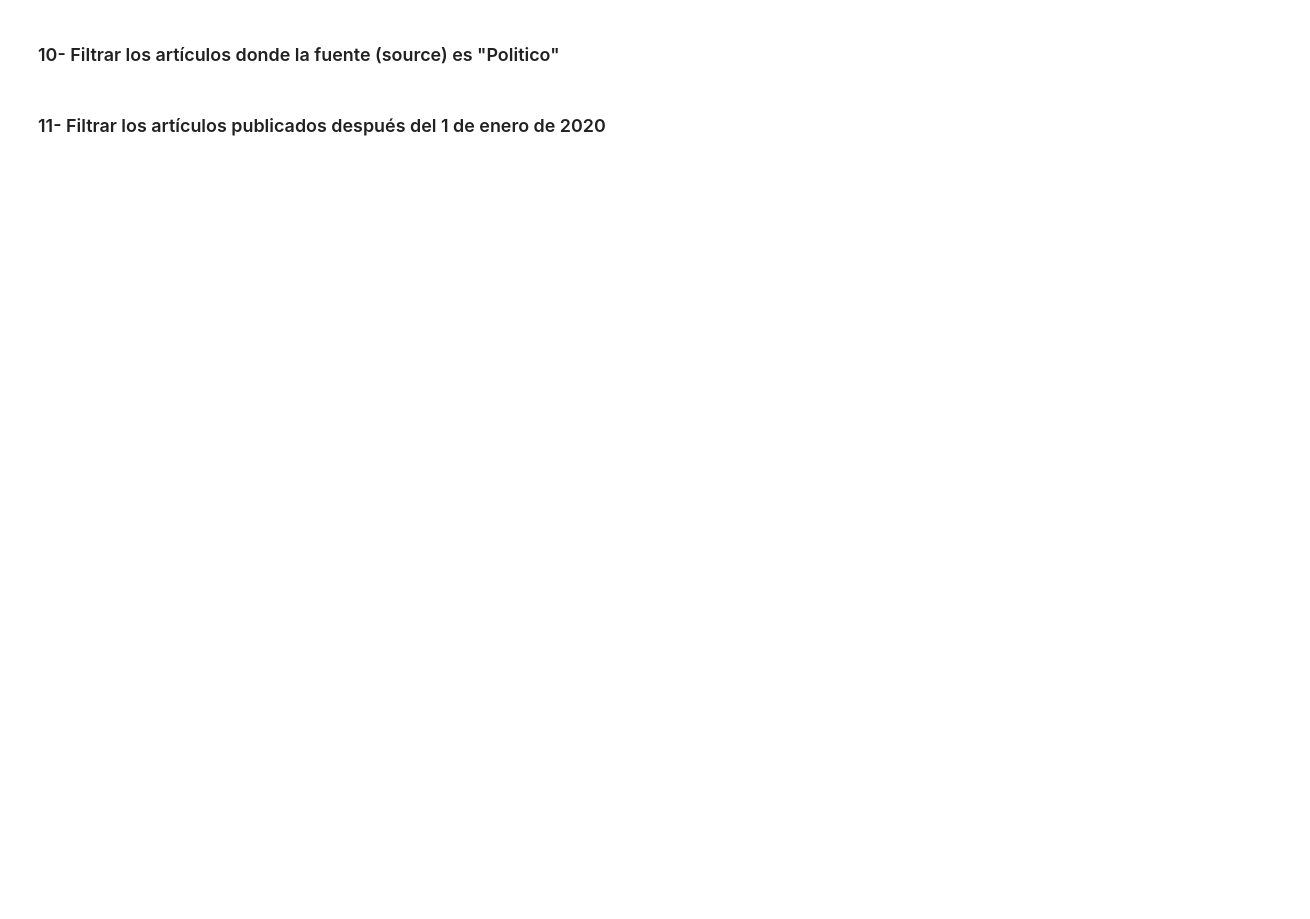
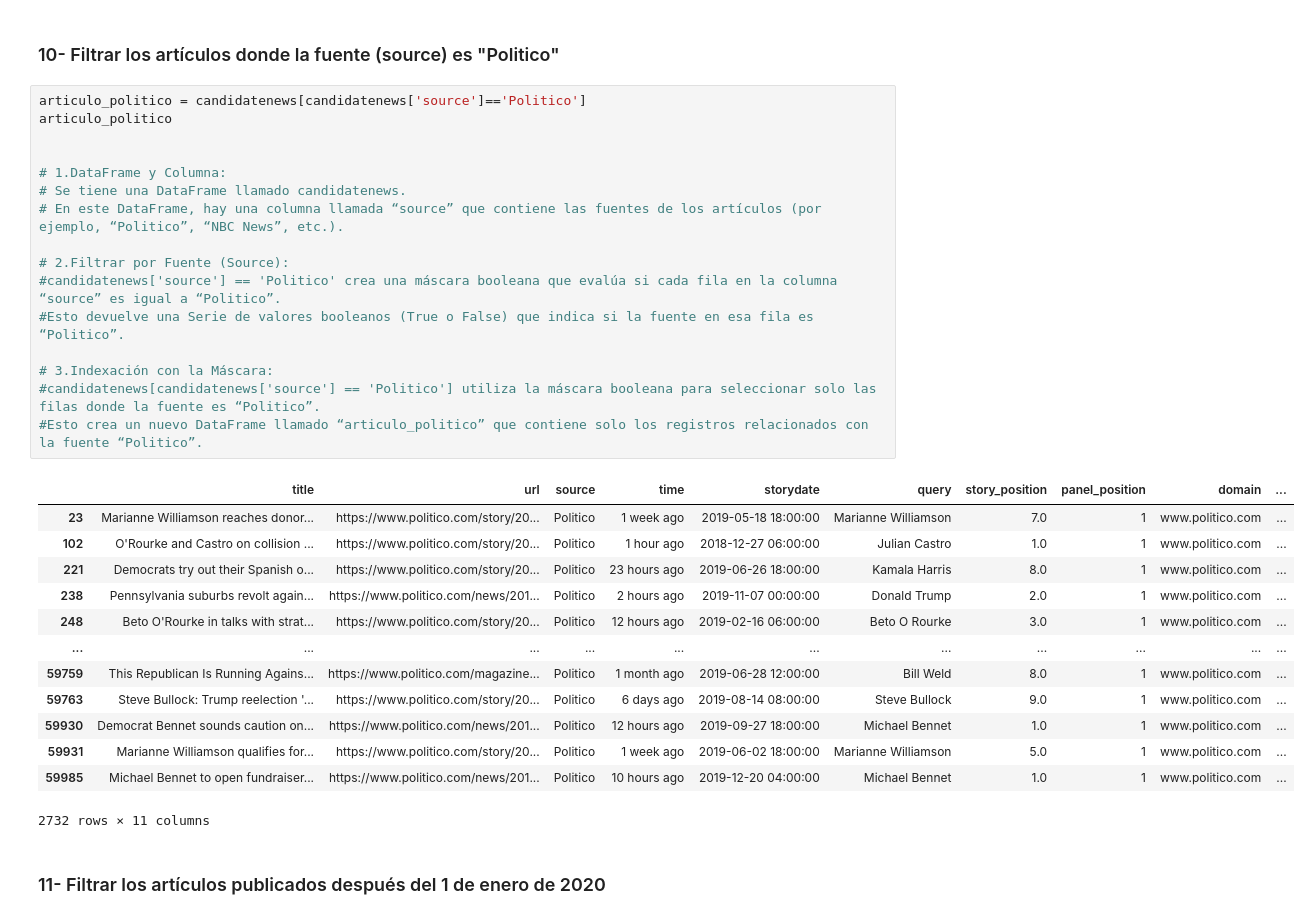
Before and after one commit to Nana8310/Curso_Pandas, a Jupyter notebook: Notebook/Prácticas/Práctica-40_Analizando_datos_Json_con_Pandas/P40_JSON.ipynb, the cells around one changed output. Cells and saved outputs as stored; diff of their text form; blank space fills up the shorter version.

```diff
--- a/Notebook/Prácticas/Práctica-40_Analizando_datos_Json_con_Pandas/P40_JSON.ipynb
+++ b/Notebook/Prácticas/Práctica-40_Analizando_datos_Json_con_Pandas/P40_JSON.ipynb
@@ -275,4 +388,34 @@ candidatenews
 # %% [markdown]
 ### 10- Filtrar los artículos donde la fuente (source) es "Politico"
+# %%
+articulo_politico = candidatenews[candidatenews['source']=='Politico']
+articulo_politico
+
+
+# 1.DataFrame y Columna:
+# Se tiene una DataFrame llamado candidatenews.
+# En este DataFrame, hay una columna llamada “source” que contiene las fuentes de los artículos (por ejemplo, “Politico”, “NBC News”, etc.).
+
+# 2.Filtrar por Fuente (Source):
+#candidatenews['source'] == 'Politico' crea una máscara booleana que evalúa si cada fila en la columna “source” es igual a “Politico”.
+#Esto devuelve una Serie de valores booleanos (True o False) que indica si la fuente en esa fila es “Politico”.
+
+# 3.Indexación con la Máscara:
+#candidatenews[candidatenews['source'] == 'Politico'] utiliza la máscara booleana para seleccionar solo las filas donde la fuente es “Politico”.
+#Esto crea un nuevo DataFrame llamado “articulo_politico” que contiene solo los registros relacionados con la fuente “Politico”.
+# %% [output]
+|  | title | url | source | time | storydate | query | story_position | panel_position | domain | ... |
+| 23 | Marianne Williamson reaches donor... | https://www.politico.com/story/20... | Politico | 1 week ago | 2019-05-18 18:00:00 | Marianne Williamson | 7.0 | 1 | www.politico.com | ... |
+| 102 | O'Rourke and Castro on collision ... | https://www.politico.com/story/20... | Politico | 1 hour ago | 2018-12-27 06:00:00 | Julian Castro | 1.0 | 1 | www.politico.com | ... |
+| 221 | Democrats try out their Spanish o... | https://www.politico.com/story/20... | Politico | 23 hours ago | 2019-06-26 18:00:00 | Kamala Harris | 8.0 | 1 | www.politico.com | ... |
+| 238 | Pennsylvania suburbs revolt again... | https://www.politico.com/news/201... | Politico | 2 hours ago | 2019-11-07 00:00:00 | Donald Trump | 2.0 | 1 | www.politico.com | ... |
+| 248 | Beto O'Rourke in talks with strat... | https://www.politico.com/story/20... | Politico | 12 hours ago | 2019-02-16 06:00:00 | Beto O Rourke | 3.0 | 1 | www.politico.com | ... |
+| ... | ... | ... | ... | ... | ... | ... | ... | ... | ... | ... |
+| 59759 | This Republican Is Running Agains... | https://www.politico.com/magazine... | Politico | 1 month ago | 2019-06-28 12:00:00 | Bill Weld | 8.0 | 1 | www.politico.com | ... |
+| 59763 | Steve Bullock: Trump reelection '... | https://www.politico.com/story/20... | Politico | 6 days ago | 2019-08-14 08:00:00 | Steve Bullock | 9.0 | 1 | www.politico.com | ... |
+| 59930 | Democrat Bennet sounds caution on... | https://www.politico.com/news/201... | Politico | 12 hours ago | 2019-09-27 18:00:00 | Michael Bennet | 1.0 | 1 | www.politico.com | ... |
+| 59931 | Marianne Williamson qualifies for... | https://www.politico.com/story/20... | Politico | 1 week ago | 2019-06-02 18:00:00 | Marianne Williamson | 5.0 | 1 | www.politico.com | ... |
+| 59985 | Michael Bennet to open fundraiser... | https://www.politico.com/news/201... | Politico | 10 hours ago | 2019-12-20 04:00:00 | Michael Bennet | 1.0 | 1 | www.politico.com | ... |
+2732 rows × 11 columns
 # %% [markdown]
 ### 11- Filtrar los artículos publicados después del 1 de enero de 2020
```
Also changed, not shown: parts of 44 cells of this notebook, 5 other files.
